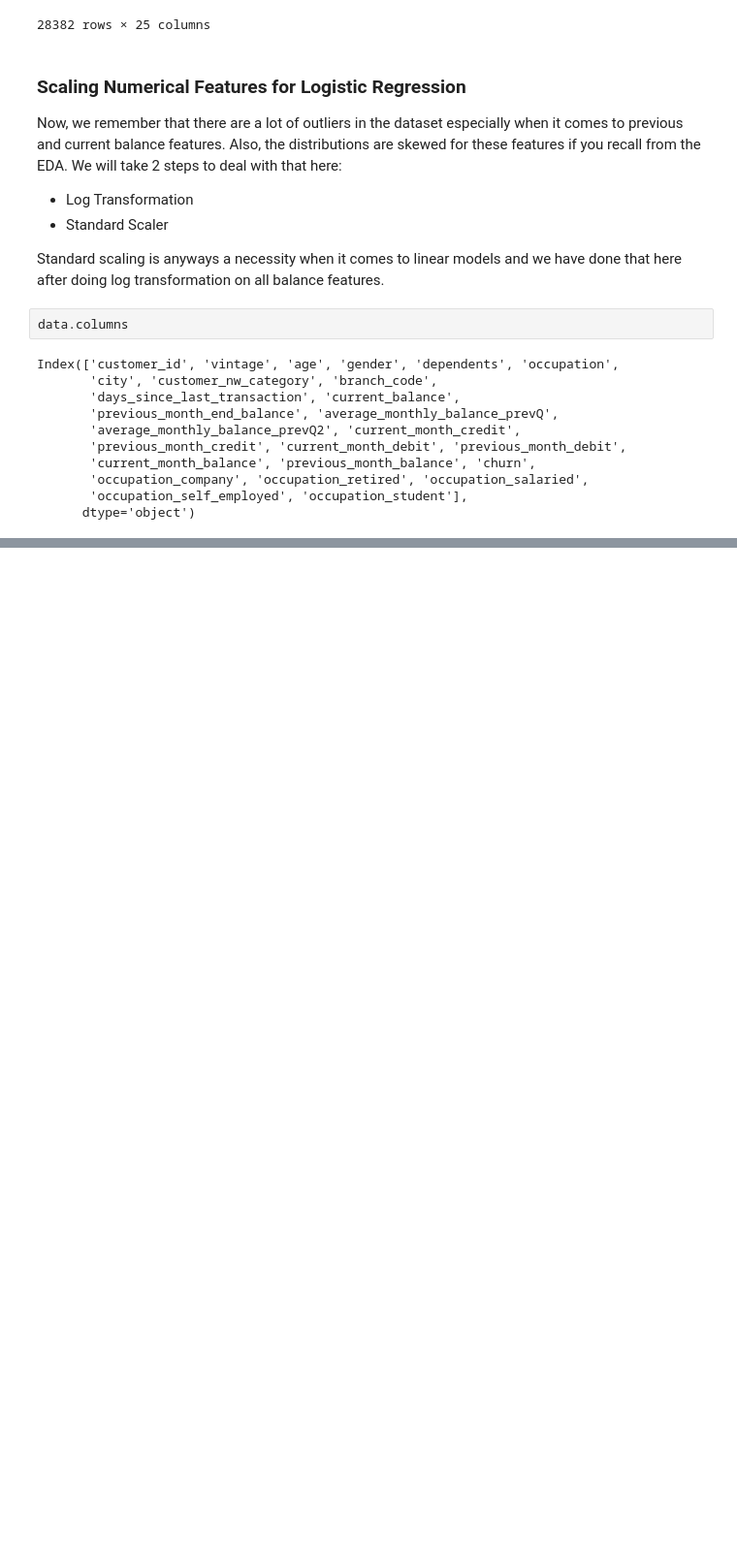
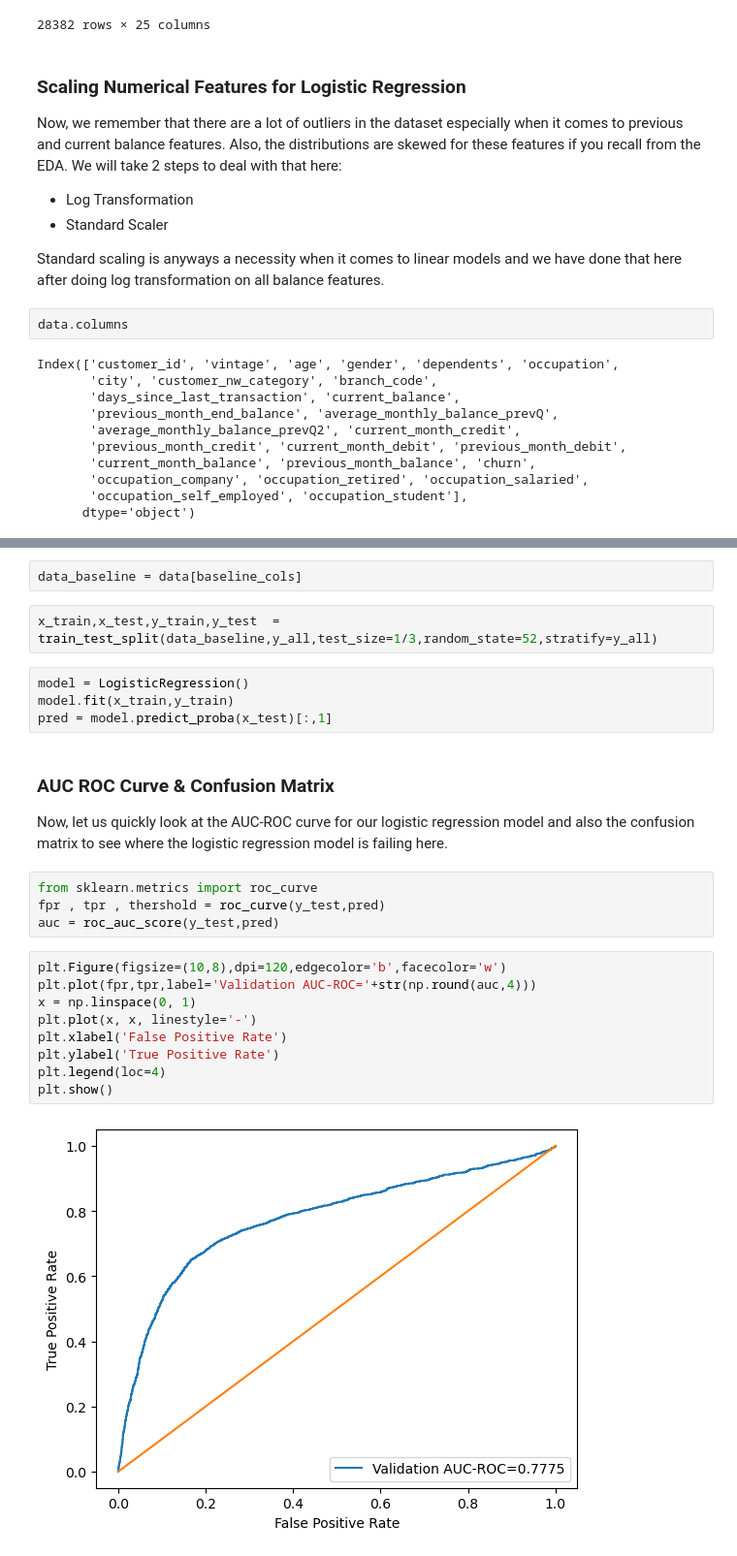
Before and after one commit to chaitnaya0119/customer_churn_prediction, a Jupyter notebook: Customer churn prediction using logistic regression.ipynb, the cells around one changed output, grey strips where cells are left out. Shown at 97% size. Drawn from its saved outputs; the diff is of its cells as text; blank space fills up the shorter version.

```diff
--- a/Customer churn prediction using logistic regression.ipynb
+++ b/Customer churn prediction using logistic regression.ipynb
@@ -308,0 +382,27 @@ scaler =
+# %%
+data_baseline = data[baseline_cols]
+# %%
+x_train,x_test,y_train,y_test  = train_test_split(data_baseline,y_all,test_size=1/3,random_state=52,stratify=y_all)
+# %%
+model = LogisticRegression()
+model.fit(x_train,y_train)
+pred = model.predict_proba(x_test)[:,1]
+# %% [markdown]
+### AUC ROC Curve & Confusion Matrix
+
+Now, let us quickly look at the AUC-ROC curve for our logistic regression model and also the confusion matrix to see where the logistic regression model is failing here.
+# %%
+from sklearn.metrics import roc_curve
+fpr , tpr , thershold = roc_curve(y_test,pred)
+auc = roc_auc_score(y_test,pred)
+# %%
+plt.Figure(figsize=(10,8),dpi=120,edgecolor='b',facecolor='w')
+plt.plot(fpr,tpr,label='Validation AUC-ROC='+str(np.round(auc,4)))
+x = np.linspace(0, 1)
+plt.plot(x, x, linestyle='-')
+plt.xlabel('False Positive Rate')
+plt.ylabel('True Positive Rate')
+plt.legend(loc=4)
+plt.show()
+# %% [output]
+[figure, added]
```
Also changed, not shown: parts of 15 cells of this notebook.
